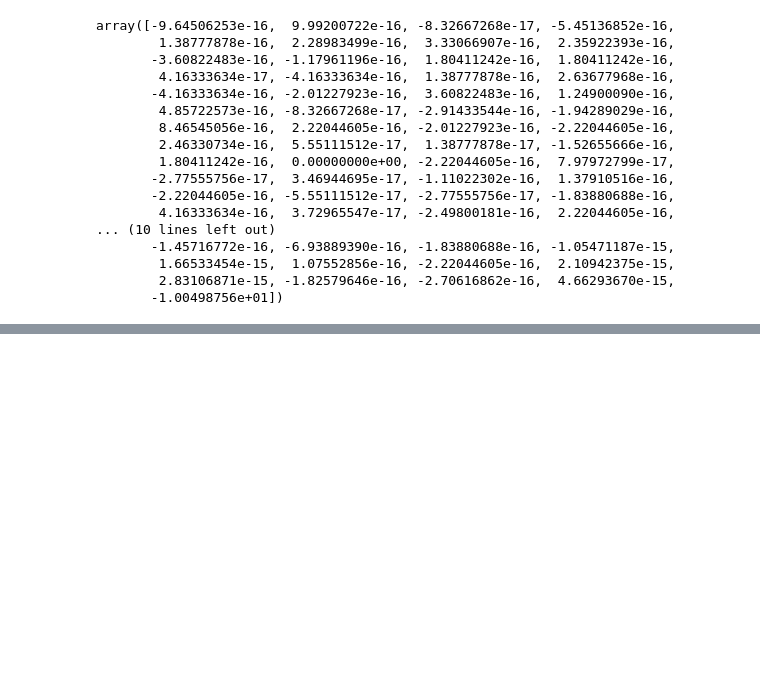
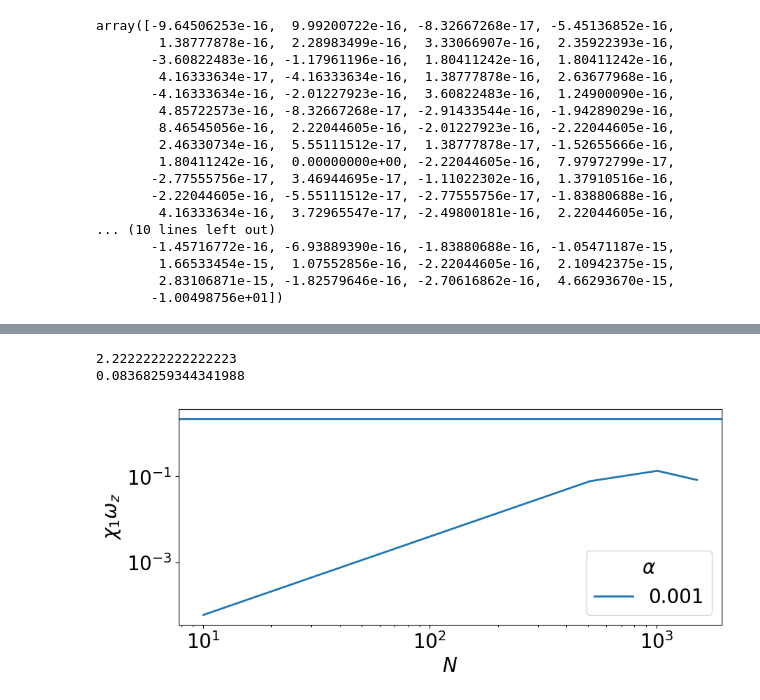
Before and after one commit to chuan97/long-range-ising, a Jupyter notebook: test.ipynb, the cells around one changed output, grey strips where cells are left out. Saved outputs shown, nothing was run; the diff lists cells and outputs as text; code cells hidden in the pictures; blank space fills up the shorter version.

```diff
--- a/test.ipynb
+++ b/test.ipynb
@@ -708,0 +660,56 @@ plt.show()
+# %%
+import matplotlib.pyplot as plt
+import numpy as np
+
+import plot
+import algo
+import interactions
+
+
+plot.set_rcParams(size = (10, 4), lw = 2, fs = 20)
+
+Ns = np.arange(10, 2000, 500)
+
+beta = 10
+wz = 1
+J0 = 0.01
+alphas = [0.001]
+
+dg = 5e-3 * wz
+i = 0
+j = 1
+
+for alpha in alphas:
+    susc = []
+    for N in Ns:
+        M = int(np.sqrt(N) * np.log(N))
+        #J = interactions.powerlaw_pbc(N, alpha)
+        #J = interactions.shift(J, 0.0)
+        #J, S  = J0 * interactions.rescale(J, return_scale=True)
+
+        gs = 0.0 * np.ones(N)
+        mxs0, uks0 = algo.lrising_mags_debug(wz, J0, alpha, gs, beta, N, M)
+        gs[i] = dg
+        mxs1, uks1 = algo.lrising_mags_debug(wz, J0, alpha, gs, beta, N, M)
+        #plt.plot(np.abs(uks0))
+        #plt.plot(np.abs(uks1))
+        #plt.yscale('log')
+        #plt.yscale('log')
+        #plt.show()
+        susc.append(((mxs1 - mxs0) / dg)[j])
+
+    plt.plot(Ns, susc, label=alpha)
+plt.axhline(beta**2 * 2 * J0 / (1 - beta*J0))
+print(beta**2 * 2 * J0 / (1 - beta*J0))
+print(susc[-1])
+plt.yscale('log')
+plt.xscale('log')
+plt.ylabel(r'$\chi_{1} \omega_z $')
+plt.xlabel(r'$N$')
+plt.legend(title=r'$\alpha$')
+
+plt.show()
+# %% [output]
+2.2222222222222223
+0.08368259344341988
+[figure, added]
```
Also changed, not shown: parts of 6 cells of this notebook, 2 other files.
